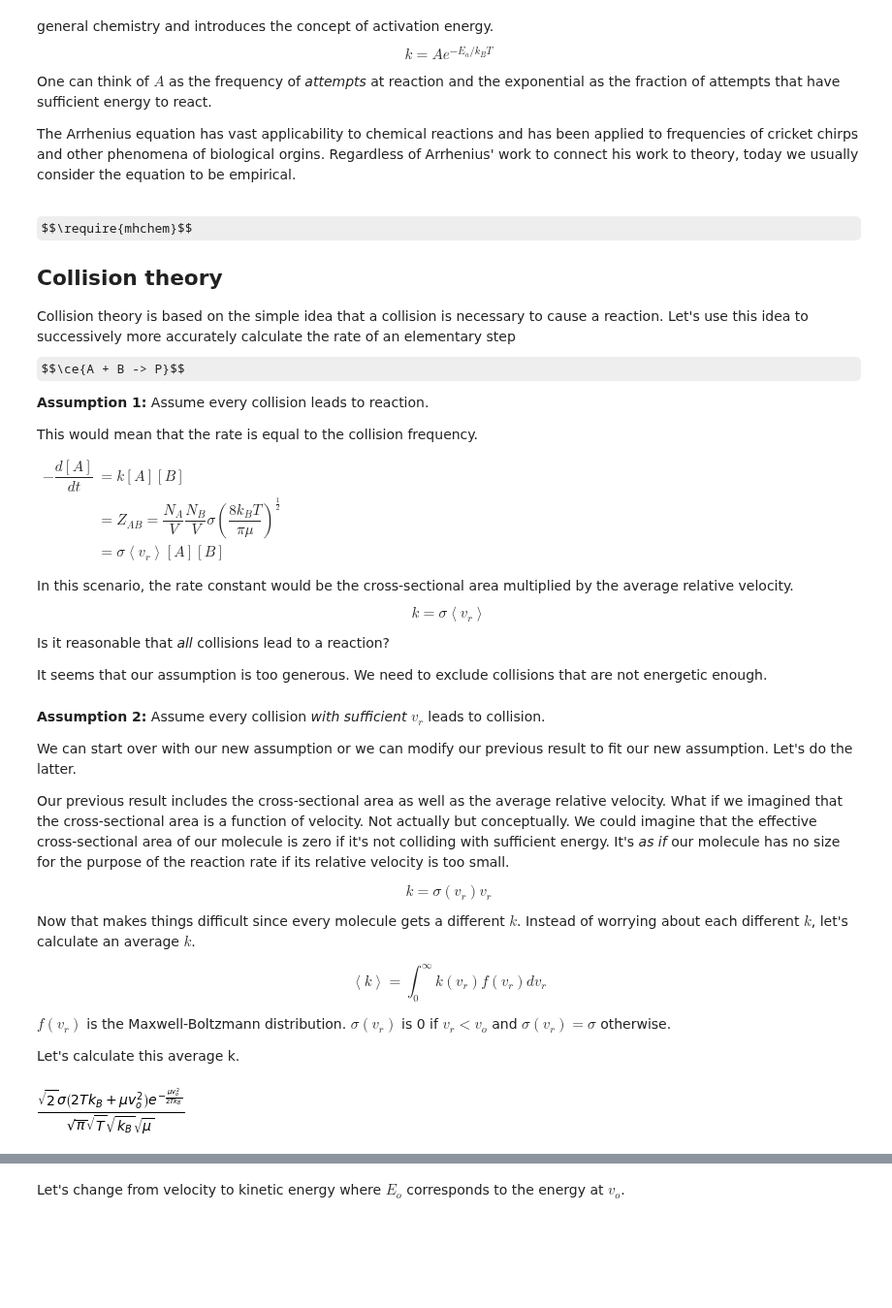
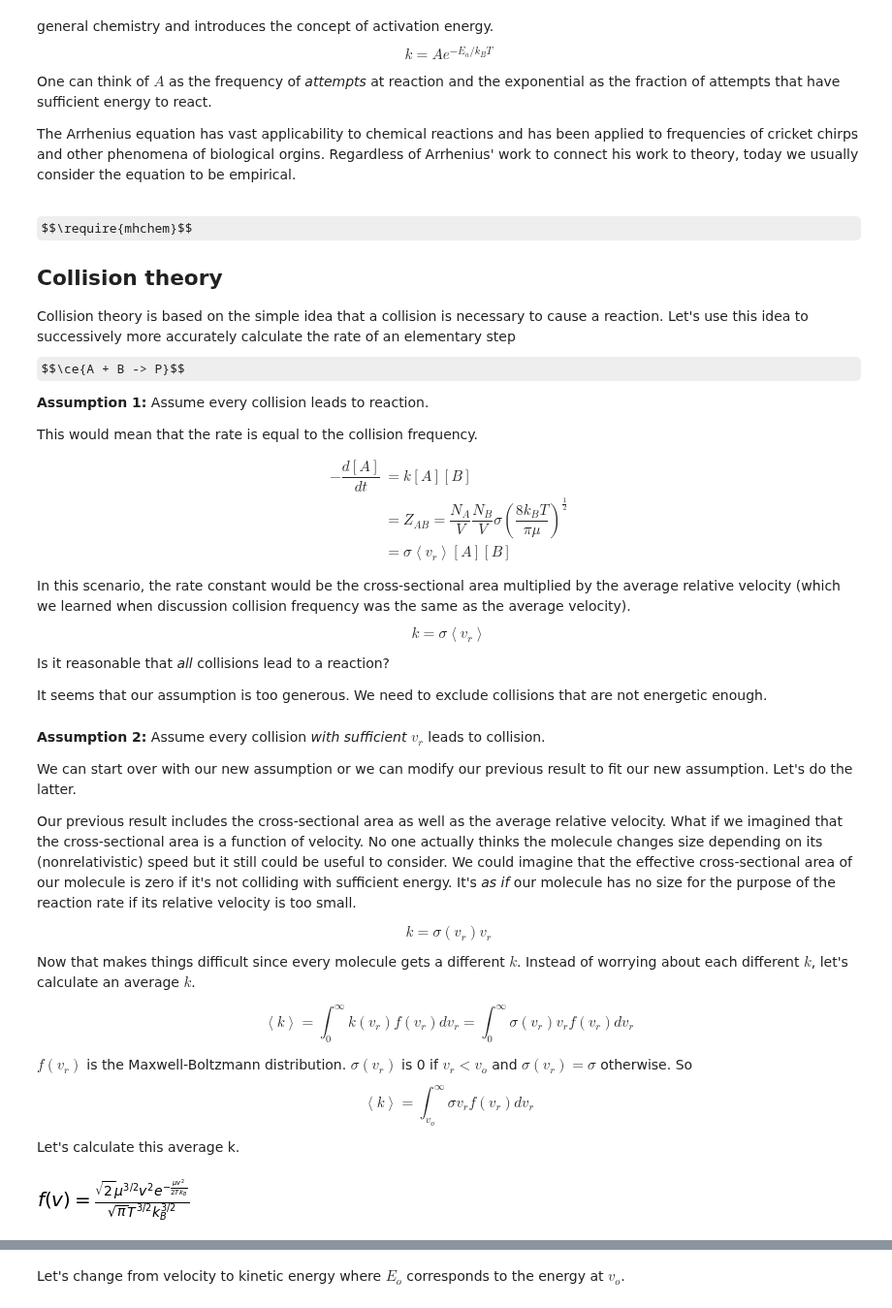
Before and after one commit to davis689/binder, a Jupyter notebook: CHEM452/Theories_of_rate_constants.ipynb, the cells around one changed output, grey strips where cells are left out. Shown at 97% size. Drawn from its saved outputs; the diff is of its cells as text; code cells hidden in the pictures; some formulas as TeX source; blank space fills up the shorter version.

```diff
--- a/CHEM452/Theories_of_rate_constants.ipynb
+++ b/CHEM452/Theories_of_rate_constants.ipynb
@@ -22,11 +22,16 @@ Assume every collision leads to reaction.
 
 This would mean that the rate is equal to the collision frequency.
 
-$\begin{align*} -\dfrac{d[A]}{dt}&=k[A][B]\\&=Z_{AB}=\dfrac{N_A}{V}\dfrac{N_B}{V}\sigma \left( \dfrac{8k_BT}{\pi\mu} \right) ^\frac{1}{2}\\&=\sigma \left <v_r \right> [A][B] \end{align*}$
+$$\begin{align*}-\dfrac{d[A]}{dt}&=k[A][B]\\&=Z_{AB}=\dfrac{N_A}{V}\dfrac{N_B}{V}\sigma\left(\dfrac{8k_BT}{\pi\mu}\right)^\frac{1}{2}\\&=\sigma \left<v_r\right>[A][B]\end{align*}$$
 
-In this scenario, the rate constant would be the cross-sectional area multiplied by the average relative velocity.
+In this scenario, the rate constant would be the cross-sectional area multiplied by the average relative velocity (which we learned when discussion collision frequency was the same as the average velocity).
 $$k=\sigma\left<v_r\right>$$
 
 Is it reasonable that *all* collisions lead to a reaction?
 
 It seems that our assumption is too generous. We need to exclude collisions that are not energetic enough.
+# %%
+import sympy as sp
+sp.init_printing()
+kb=sp.symbols('k_B',positive=True, constant=True)
+v,vr,k=sp.symbols('v,<{v_r}> k ',positive=True)
@@ -35,23 +43,23 @@ It seems that our assumption is too generous. We need to exclude collisions that
 
 We can start over with our new assumption or we can modify our previous result to fit our new assumption. Let's do the latter.
 
-Our previous result includes the cross-sectional area as well as the average relative velocity. What if we imagined that the cross-sectional area is a function of velocity. Not actually but conceptually. We could imagine that the effective cross-sectional area of our molecule is zero if it's not colliding with sufficient energy. It's *as if* our molecule has no size for the purpose of the reaction rate if its relative velocity is too small.
+Our previous result includes the cross-sectional area as well as the average relative velocity. What if we imagined that the cross-sectional area is a function of velocity. No one actually thinks the molecule changes size depending on its (nonrelativistic) speed but it still could be useful to consider. We could imagine that the effective cross-sectional area of our molecule is zero if it's not colliding with sufficient energy. It's *as if* our molecule has no size for the purpose of the reaction rate if its relative velocity is too small.
 
 $$k=\sigma(v_r)v_r$$
 
 Now that makes things difficult since every molecule gets a different $k$. Instead of worrying about each different $k$, let's calculate an average $k$.
 
-$$\left<k\right>=\int^\infty_0 k(v_r) f(v_r) dv_r $$
+$$\left<k\right>=\int^\infty_0 k(v_r) f(v_r) dv_r = \int^\infty_0 \sigma(v_r) v_r f(v_r) dv_r  $$
 
-$f(v_r)$ is the Maxwell-Boltzmann distribution. $\sigma(v_r)$ is 0 if $v_r<v_o$ and $\sigma(v_r)=\sigma$ otherwise.
+$f(v_r)$ is the Maxwell-Boltzmann distribution. $\sigma(v_r)$ is 0 if $v_r<v_o$ and $\sigma(v_r)=\sigma$ otherwise. So
+$$\left<k\right>= \int^\infty_{v_o} \sigma v_r f(v_r) dv_r  $$
 
 Let's calculate this average k.
 # %%
-import sympy as sp
-sp.init_printing()
-kb=sp.symbols('k_B',positive=True, constant=True)
-vr,vo,T,mu,sigma,Eo=sp.symbols('v_r v_o T mu sigma E_o',positive=True)
+vo,T,mu,sigma,Eo=sp.symbols('v_o T mu sigma E_o',positive=True)
+f=sp.Function('f')(v)
 # %%
-sp.integrate(sigma*vr*sp.sqrt(mu/(2*sp.pi*kb*T))**3*4*sp.pi*vr**2*sp.exp(-mu*vr**2/(2*kb*T)),(vr,vo,sp.oo)).simplify()
+maxbolt=sp.Eq(f,sp.sqrt(mu/(2*sp.pi*kb*T))**3*4*sp.pi*v**2*sp.exp(-mu*v**2/(2*kb*T)))
+maxbolt
 # %% [output]
-[figure, old version]
+[figure, new version]
```
Also changed, not shown: parts of 10 cells of this notebook.
